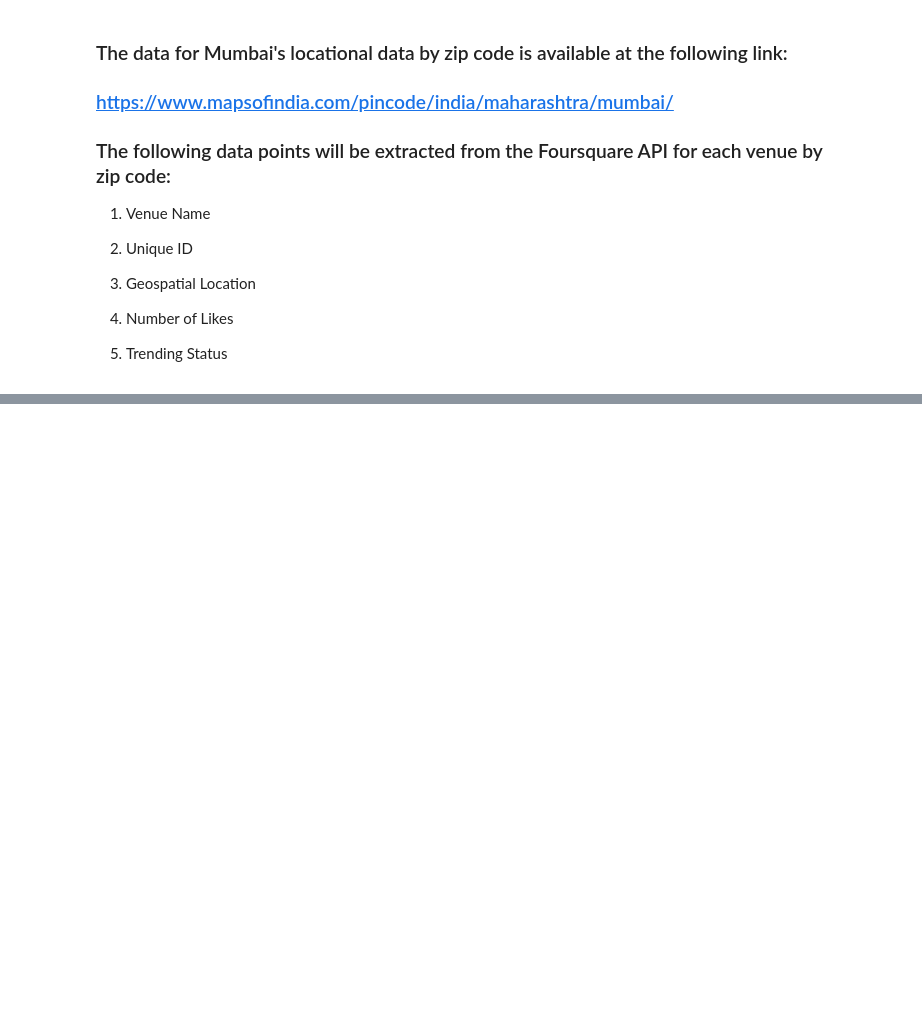
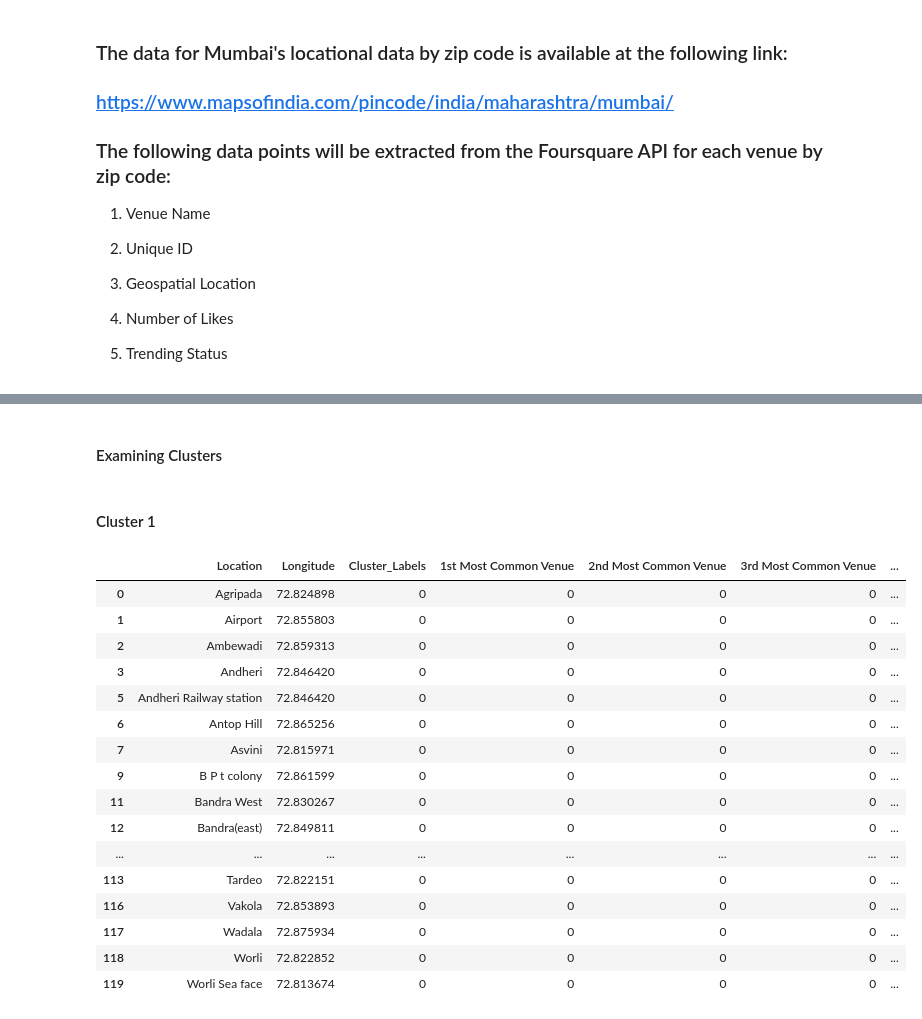
Before and after one commit to Abhirath8/CourseraIBMCapstone, a Jupyter notebook: Mumbai Bar Hopper.ipynb, the cells around one changed output, grey strips where cells are left out. Drawn from its saved outputs; the diff is of its cells as text; code cells hidden in the pictures; blank space fills up the shorter version.

```diff
--- a/Mumbai Bar Hopper.ipynb
+++ b/Mumbai Bar Hopper.ipynb
@@ -30,0 +580,7 @@ To provide the appropriate stakeholders the necessary information, I will be uti
+# %%
+#Function to return the most Common Venues(Bars)
+def return_most_common_venues(row, num_top_venues):
+    row_categories = row.iloc[1:]
+    row_categories_sorted = row_categories.sort_values(ascending=False)
+
+    return row_categories_sorted.index.values[0:num_top_venues]
@@ -30,0 +628,11 @@ To provide the appropriate stakeholders the necessary information, I will be uti
+# %%
+# set number of clusters
+kclusters = 5
+
+mum_grouped_clustering = mum_grouped.drop('Location', 1)
+
+# run k-means clustering
+kmeans = KMeans(n_clusters=kclusters, random_state=0).fit(mum_grouped_clustering)
+
+# check cluster labels generated for each row in the dataframe
+kmeans.labels_[0:10]
@@ -30,0 +641,13 @@ To provide the appropriate stakeholders the necessary information, I will be uti
+# %%
+# add clustering labels
+mum_neighbourhoods_venues_sorted.insert(0, 'Cluster_Labels', kmeans.labels_)
+
+mum_merged = mumbaizip_df
+
+# merge mum_grouped with mumbaizip_data to add latitude/longitude for each neighbourhood
+mum_merged = mum_merged.join(mum_neighbourhoods_venues_sorted.set_index('Location'), on='Location')
+
+mum_merged = mum_merged.fillna(0)
+#mum_merged['Cluster_Labels'] = mum_merged['Cluster_Labels'].astype(int)
+
+mum_merged.head() # check the last columns!
@@ -30,0 +661,3 @@ To provide the appropriate stakeholders the necessary information, I will be uti
+# %%
+mum_merged['Cluster_Labels'] = mum_merged['Cluster_Labels'].astype(int)
+mum_merged.head()
@@ -30,0 +697,24 @@ To provide the appropriate stakeholders the necessary information, I will be uti
+# %% [markdown]
+#### Examining Clusters
+# %% [markdown]
+#### Cluster 1
+# %%
+mum_merged.loc[mum_merged['Cluster_Labels'] == 0, mum_merged.columns[[0] + list(range(5, mum_merged.shape[1]))]]
+# %% [output]
+|  | Location | Longitude | Cluster_Labels | 1st Most Common Venue | 2nd Most Common Venue | 3rd Most Common Venue | ... |
+| 0 | Agripada | 72.824898 | 0 | 0 | 0 | 0 | ... |
+| 1 | Airport | 72.855803 | 0 | 0 | 0 | 0 | ... |
+| 2 | Ambewadi | 72.859313 | 0 | 0 | 0 | 0 | ... |
+| 3 | Andheri | 72.846420 | 0 | 0 | 0 | 0 | ... |
+| 5 | Andheri Railway station | 72.846420 | 0 | 0 | 0 | 0 | ... |
+| 6 | Antop Hill | 72.865256 | 0 | 0 | 0 | 0 | ... |
+| 7 | Asvini | 72.815971 | 0 | 0 | 0 | 0 | ... |
+| 9 | B P t colony | 72.861599 | 0 | 0 | 0 | 0 | ... |
+| 11 | Bandra West | 72.830267 | 0 | 0 | 0 | 0 | ... |
+| 12 | Bandra(east) | 72.849811 | 0 | 0 | 0 | 0 | ... |
+| ... | ... | ... | ... | ... | ... | ... | ... |
+| 113 | Tardeo | 72.822151 | 0 | 0 | 0 | 0 | ... |
+| 116 | Vakola | 72.853893 | 0 | 0 | 0 | 0 | ... |
+| 117 | Wadala | 72.875934 | 0 | 0 | 0 | 0 | ... |
+| 118 | Worli | 72.822852 | 0 | 0 | 0 | 0 | ... |
+| 119 | Worli Sea face | 72.813674 | 0 | 0 | 0 | 0 | ... |
```
Also changed, not shown: parts of 56 cells of this notebook.
